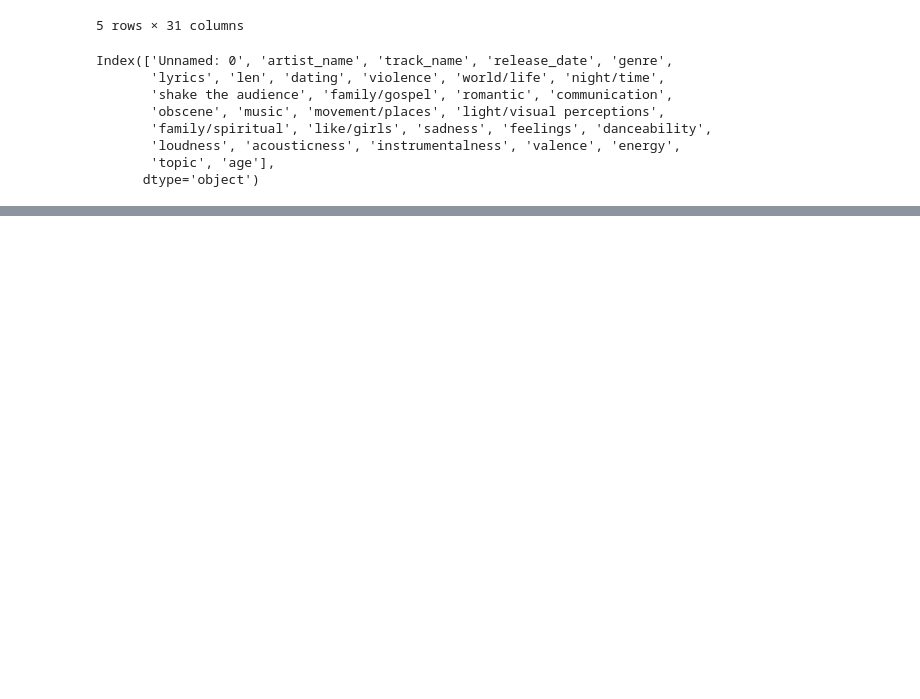
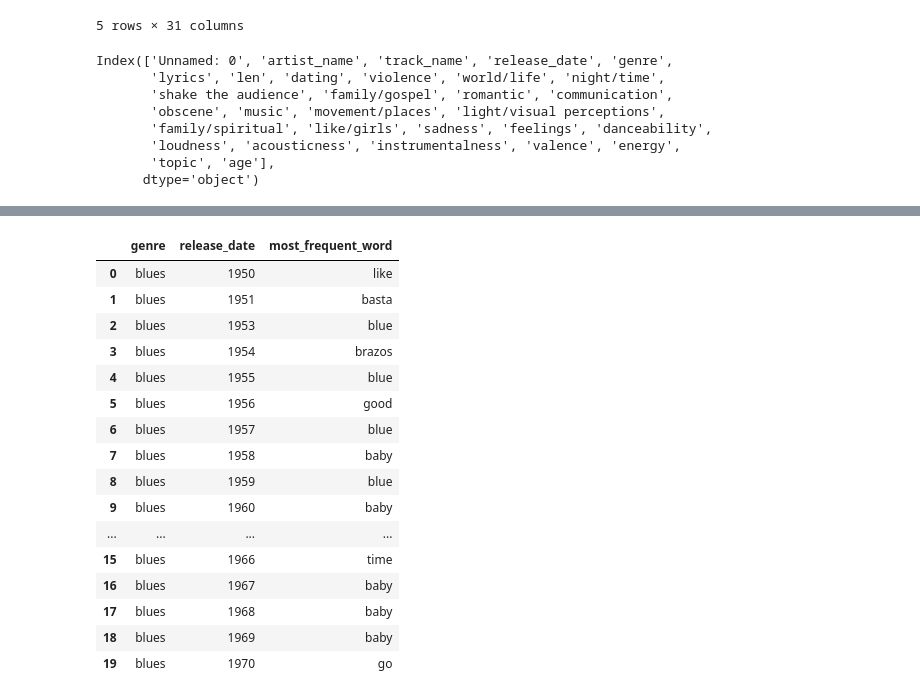
Before and after one commit to rixprakash/Jarheads, a Jupyter notebook: Project 1/script.ipynb, the cells around one changed output, grey strips where cells are left out. Saved outputs shown, nothing was run; the diff lists cells and outputs as text; code cells hidden in the pictures; blank space fills up the shorter version.

```diff
--- a/Project 1/script.ipynb
+++ b/Project 1/script.ipynb
@@ -83,0 +92,37 @@ for genre in music['genre'].unique():
+# %%
+import pandas as pd
+from collections import Counter
+
+def most_frequent_word(text):
+    words = text.lower().split()
+    word_counts = Counter(words)
+    if word_counts:
+        return word_counts.most_common(1)[0][0]
+    else:
+        return ""
+
+
+music['most_frequent_word'] = music['lyrics'].apply(most_frequent_word)
+
+# Group by genre and release date, find the most frequent word
+genre_word_df = music.groupby(['genre', 'release_date'])['most_frequent_word'].agg(lambda x: x.mode()[0] if not x.mode().empty else '').reset_index()
+
+genre_word_df.head(20)
+# %% [output]
+|  | genre | release_date | most_frequent_word |
+| 0 | blues | 1950 | like |
+| 1 | blues | 1951 | basta |
+| 2 | blues | 1953 | blue |
+| 3 | blues | 1954 | brazos |
+| 4 | blues | 1955 | blue |
+| 5 | blues | 1956 | good |
+| 6 | blues | 1957 | blue |
+| 7 | blues | 1958 | baby |
+| 8 | blues | 1959 | blue |
+| 9 | blues | 1960 | baby |
+| ... | ... | ... | ... |
+| 15 | blues | 1966 | time |
+| 16 | blues | 1967 | baby |
+| 17 | blues | 1968 | baby |
+| 18 | blues | 1969 | baby |
+| 19 | blues | 1970 | go |
```
Also changed, not shown: parts of 4 cells of this notebook.
